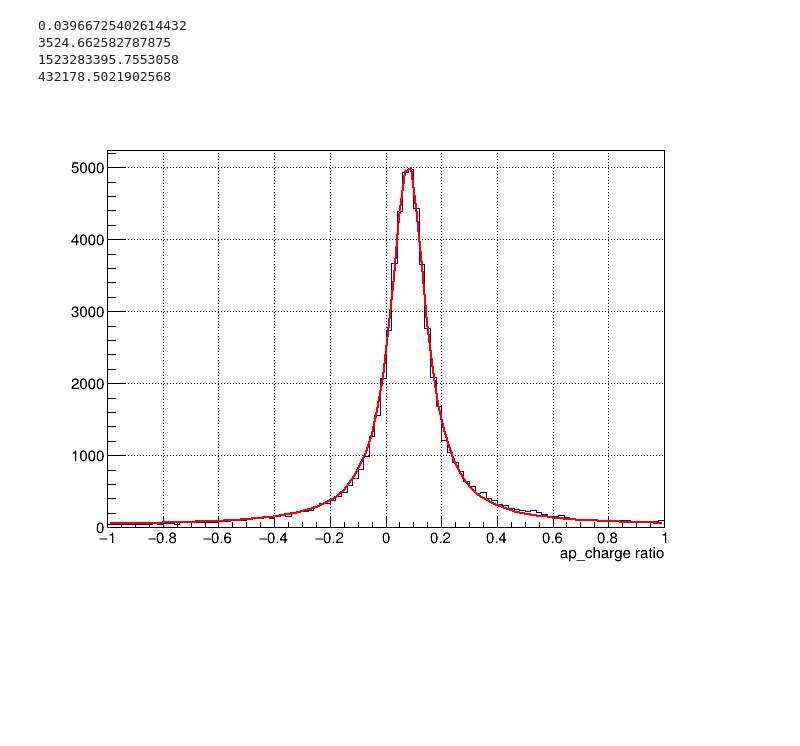
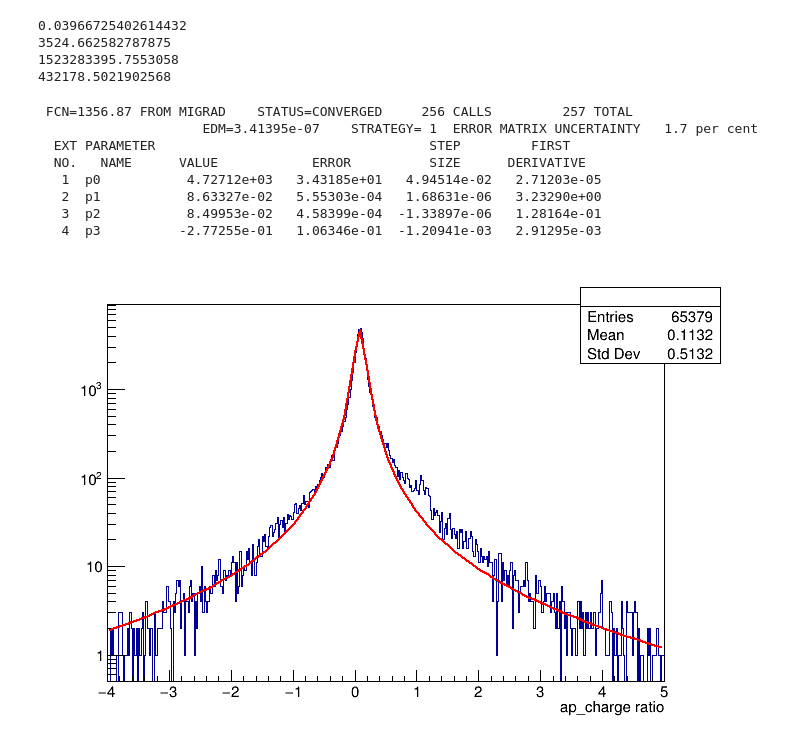
Before and after one commit to SuperNEMO-DBD/PMT-ShapeAnalysis, a Jupyter notebook: pmt_he_study/pulse_fitter.ipynb, the cells around one changed output. Drawn from its saved outputs; the diff is of its cells as text; code cells hidden in the pictures; blank space fills up the shorter version.

Commit message:
plotting files

```diff
--- a/pmt_he_study/pulse_fitter.ipynb
+++ b/pmt_he_study/pulse_fitter.ipynb
@@ -438,21 +438,40 @@ print(ne/npe)
 432178.5021902568
 # %%
 hist_2d = ROOT.TH2D("", "", 100, 0, 400, 20, 0, 100)
-charge_hist = ROOT.TH1D("", "", 100, -1,1)
+
+upper = 5
+lower = -4
+n_bins = (upper - lower)*50
+
+charge_hist = ROOT.TH1D("", "", n_bins, lower, upper)
 charge_hist.GetXaxis().SetTitle("ap_charge ratio")
-fit_ = ROOT.TF1("fit_", "[0]*([1]**2/((x - [2])**2 + [1]**2)) + [3]", -1, 1)
+fit_ = ROOT.TF1("fit_", "[0]*([1]**2/((x - [2])**2 + [1]**2)) + [3]", lower, upper)
 for i in range(len(charges)):
     #print(charges[i], ap_charges[i])
-    charge_hist.Fill(ap_charges[i]/charges[i])
+    if -1*charges[i] < 0:
+        continue
+
+    '''if -1*ap_charges[i] < 0:
+        continue'''
+    charge_hist.Fill(-1*ap_charges[i]/(-1*charges[i]))
 
     hist_2d.Fill(-1*charges[i], -1*ap_charges[i])
 fit_.SetParameters(1000, 1, 0.1, 1)
-charge_hist.Fit("fit_", "0Q", "", -1, 1)
+charge_hist.Fit("fit_", "S", "", lower, upper)
+
 can = ROOT.TCanvas()
-ROOT.gStyle.SetOptStat(0)
-charge_hist.Draw("colz")
+can.cd()
+charge_hist.Draw("HIST")
 fit_.Draw("SAME")
-can.SetGrid()
+can.SetLogy()
 can.Draw()
 # %% [output]
+ FCN=1356.87 FROM MIGRAD    STATUS=CONVERGED     256 CALLS         257 TOTAL
+                     EDM=3.41395e-07    STRATEGY= 1  ERROR MATRIX UNCERTAINTY   1.7 per cent
+  EXT PARAMETER                                   STEP         FIRST
+  NO.   NAME      VALUE            ERROR          SIZE      DERIVATIVE
+   1  p0           4.72712e+03   3.43185e+01   4.94514e-02   2.71203e-05
+   2  p1           8.63327e-02   5.55303e-04   1.68631e-06   3.23290e+00
+   3  p2           8.49953e-02   4.58399e-04  -1.33897e-06   1.28164e-01
+   4  p3          -2.77255e-01   1.06346e-01  -1.20941e-03   2.91295e-03
-[figure, old version]
+[figure, new version]
```
Also changed, not shown: parts of 28 cells of this notebook, 10 other files.
